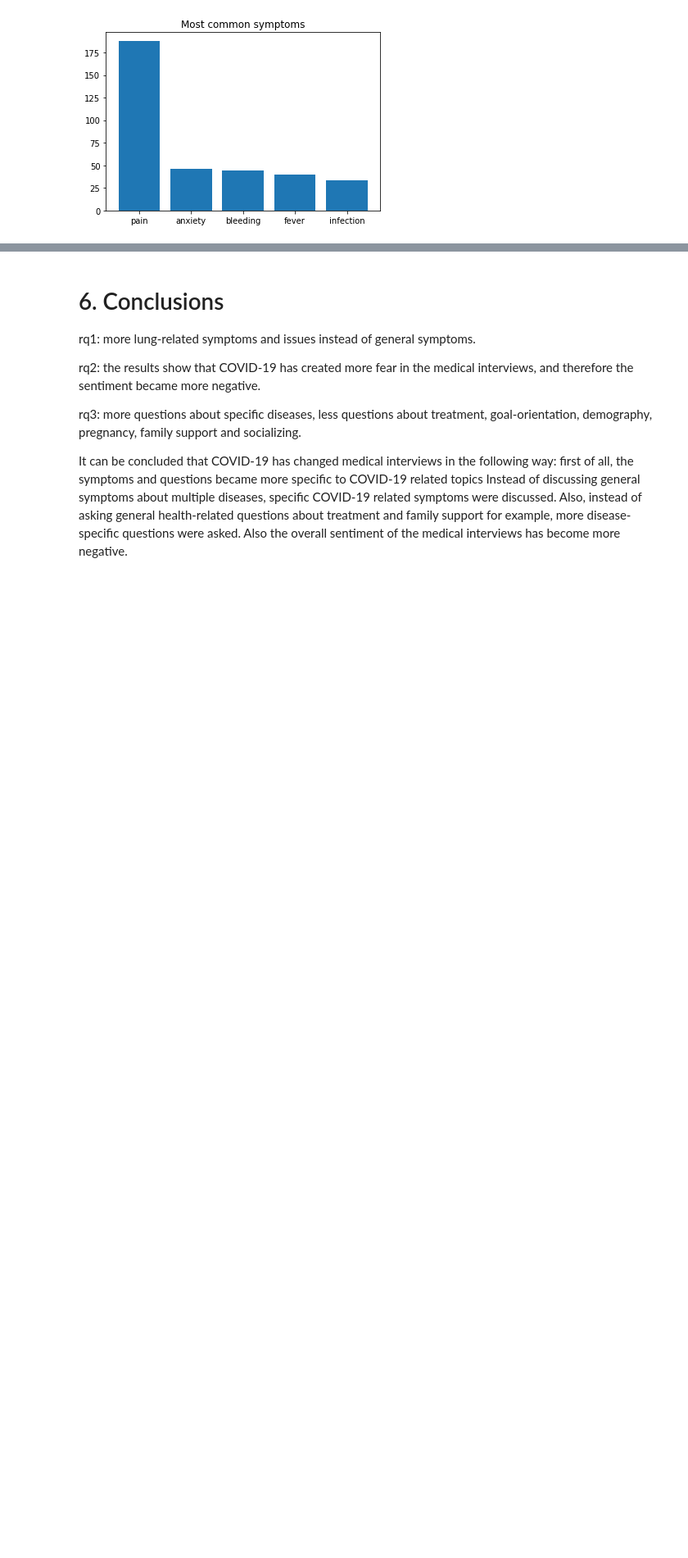
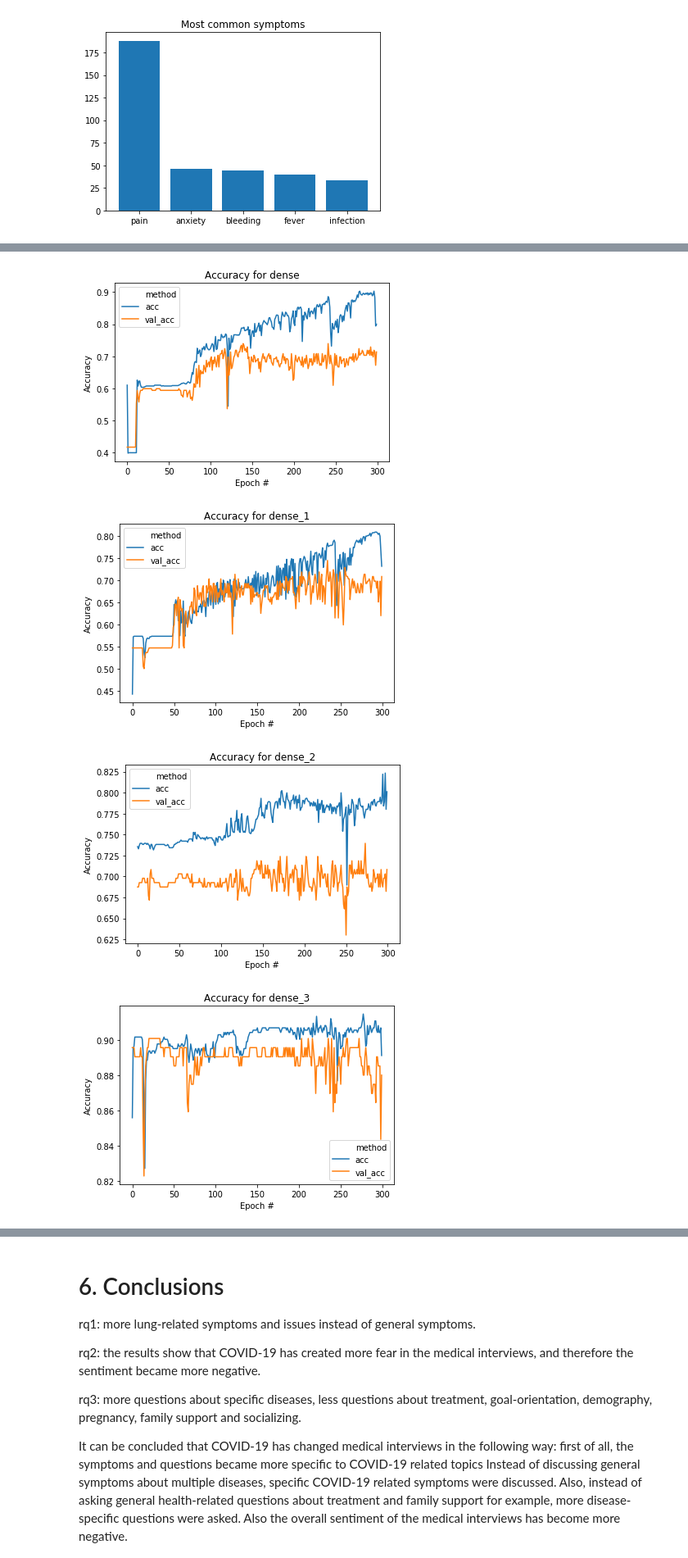
Before and after one commit to dilaratank/LSDP2021-Group2, a Jupyter notebook: LSPD-group2.ipynb, the cells around one changed output, grey strips where cells are left out. Shown at 82% size. Drawn from its saved outputs; the diff is of its cells as text; code cells hidden in the pictures; blank space fills up the shorter version.

```diff
--- a/LSPD-group2.ipynb
+++ b/LSPD-group2.ipynb
@@ -394,0 +598,7 @@ For future work in healthcare NLP it is important to have more data available. I
+# %%
+RQ2.plot_acc(history)
+# %% [output]
+[figure, added]
+[figure, added]
+[figure, added]
+[figure, added]
```
Also changed, not shown: parts of 40 cells of this notebook.
